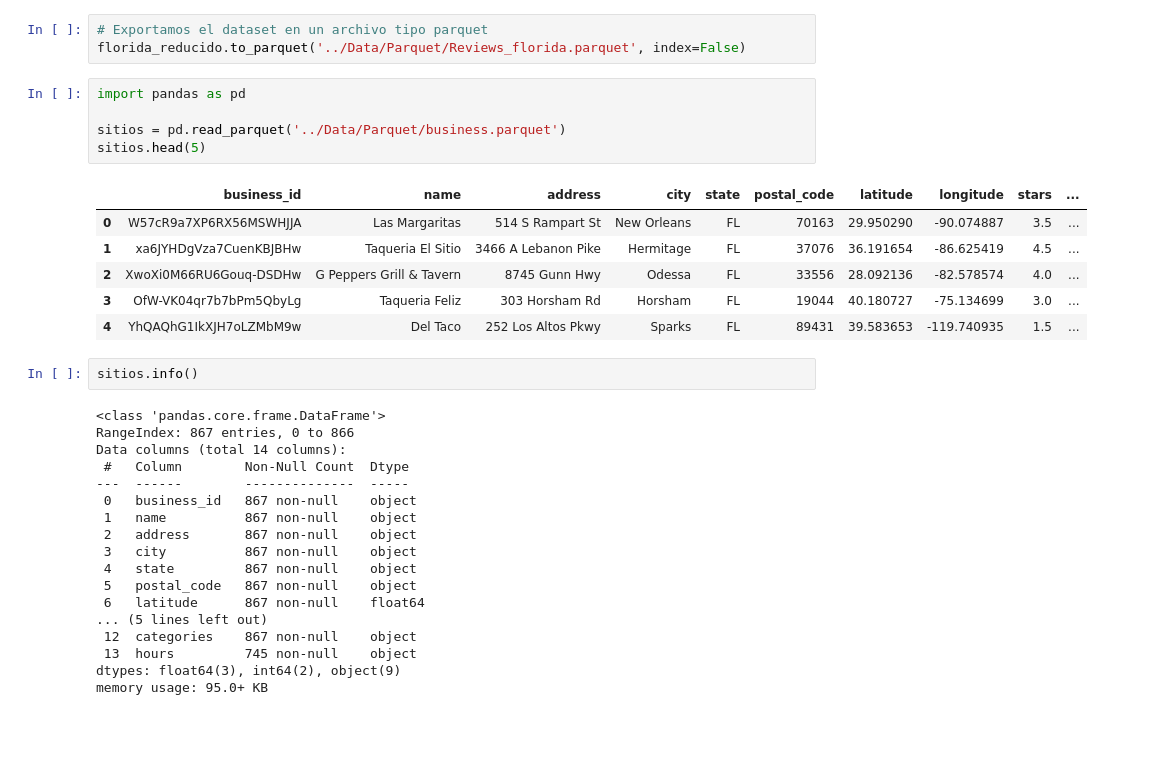
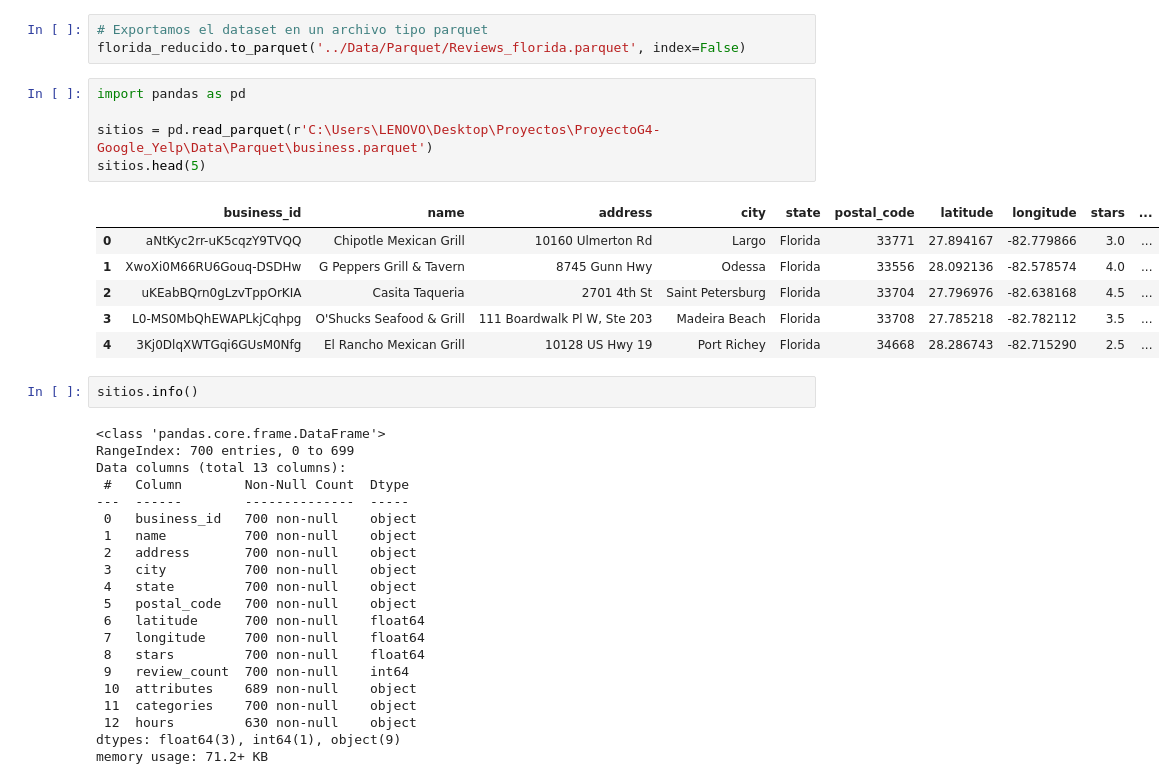
Before and after one commit to Agusherbo/ProyectoG4-Google_Yelp, a Jupyter notebook: Notebooks/ETL/Google.ipynb, the cells around one changed output. Cells and saved outputs as stored; diff of their text form; blank space fills up the shorter version.

```diff
--- a/Notebooks/ETL/Google.ipynb
+++ b/Notebooks/ETL/Google.ipynb
@@ -472,32 +520,35 @@ florida_reducido.to_parquet('../Data/Parquet/Reviews_florida.parquet', index=Fal
 # %%
 import pandas as pd
 
-sitios = pd.read_parquet('../Data/Parquet/business.parquet')
+sitios = pd.read_parquet(r'C:\Users\LENOVO\Desktop\Proyectos\ProyectoG4-Google_Yelp\Data\Parquet\business.parquet')
 sitios.head(5)
 # %% [output]
 |  | business_id | name | address | city | state | postal_code | latitude | longitude | stars | ... |
-| 0 | W57cR9a7XP6RX56MSWHJJA | Las Margaritas | 514 S Rampart St | New Orleans | FL | 70163 | 29.950290 | -90.074887 | 3.5 | ... |
-| 1 | xa6JYHDgVza7CuenKBJBHw | Taqueria El Sitio | 3466 A Lebanon Pike | Hermitage | FL | 37076 | 36.191654 | -86.625419 | 4.5 | ... |
-| 2 | XwoXi0M66RU6Gouq-DSDHw | G Peppers Grill & Tavern | 8745 Gunn Hwy | Odessa | FL | 33556 | 28.092136 | -82.578574 | 4.0 | ... |
-| 3 | OfW-VK04qr7b7bPm5QbyLg | Taqueria Feliz | 303 Horsham Rd | Horsham | FL | 19044 | 40.180727 | -75.134699 | 3.0 | ... |
-| 4 | YhQAQhG1IkXJH7oLZMbM9w | Del Taco | 252 Los Altos Pkwy | Sparks | FL | 89431 | 39.583653 | -119.740935 | 1.5 | ... |
+| 0 | aNtKyc2rr-uK5cqzY9TVQQ | Chipotle Mexican Grill | 10160 Ulmerton Rd | Largo | Florida | 33771 | 27.894167 | -82.779866 | 3.0 | ... |
+| 1 | XwoXi0M66RU6Gouq-DSDHw | G Peppers Grill & Tavern | 8745 Gunn Hwy | Odessa | Florida | 33556 | 28.092136 | -82.578574 | 4.0 | ... |
+| 2 | uKEabBQrn0gLzvTppOrKIA | Casita Taqueria | 2701 4th St | Saint Petersburg | Florida | 33704 | 27.796976 | -82.638168 | 4.5 | ... |
+| 3 | L0-MS0MbQhEWAPLkjCqhpg | O'Shucks Seafood & Grill | 111 Boardwalk Pl W, Ste 203 | Madeira Beach | Florida | 33708 | 27.785218 | -82.782112 | 3.5 | ... |
+| 4 | 3Kj0DlqXWTGqi6GUsM0Nfg | El Rancho Mexican Grill | 10128 US Hwy 19 | Port Richey | Florida | 34668 | 28.286743 | -82.715290 | 2.5 | ... |
 # %%
 sitios.info()
 # %% [output]
 <class 'pandas.core.frame.DataFrame'>
-RangeIndex: 867 entries, 0 to 866
-Data columns (total 14 columns):
+RangeIndex: 700 entries, 0 to 699
+Data columns (total 13 columns):
  #   Column        Non-Null Count  Dtype
 ---  ------        --------------  -----
- 0   business_id   867 non-null    object
- 1   name          867 non-null    object
- 2   address       867 non-null    object
- 3   city          867 non-null    object
- 4   state         867 non-null    object
- 5   postal_code   867 non-null    object
- 6   latitude      867 non-null    float64
-... (5 lines left out)
- 12  categories    867 non-null    object
- 13  hours         745 non-null    object
-dtypes: float64(3), int64(2), object(9)
-memory usage: 95.0+ KB
+ 0   business_id   700 non-null    object
+ 1   name          700 non-null    object
+ 2   address       700 non-null    object
+ 3   city          700 non-null    object
+ 4   state         700 non-null    object
+ 5   postal_code   700 non-null    object
+ 6   latitude      700 non-null    float64
+ 7   longitude     700 non-null    float64
+ 8   stars         700 non-null    float64
+ 9   review_count  700 non-null    int64
+ 10  attributes    689 non-null    object
+ 11  categories    700 non-null    object
+ 12  hours         630 non-null    object
+dtypes: float64(3), int64(1), object(9)
+memory usage: 71.2+ KB
```
Also changed, not shown: parts of 8 cells of this notebook, 8 other files.
